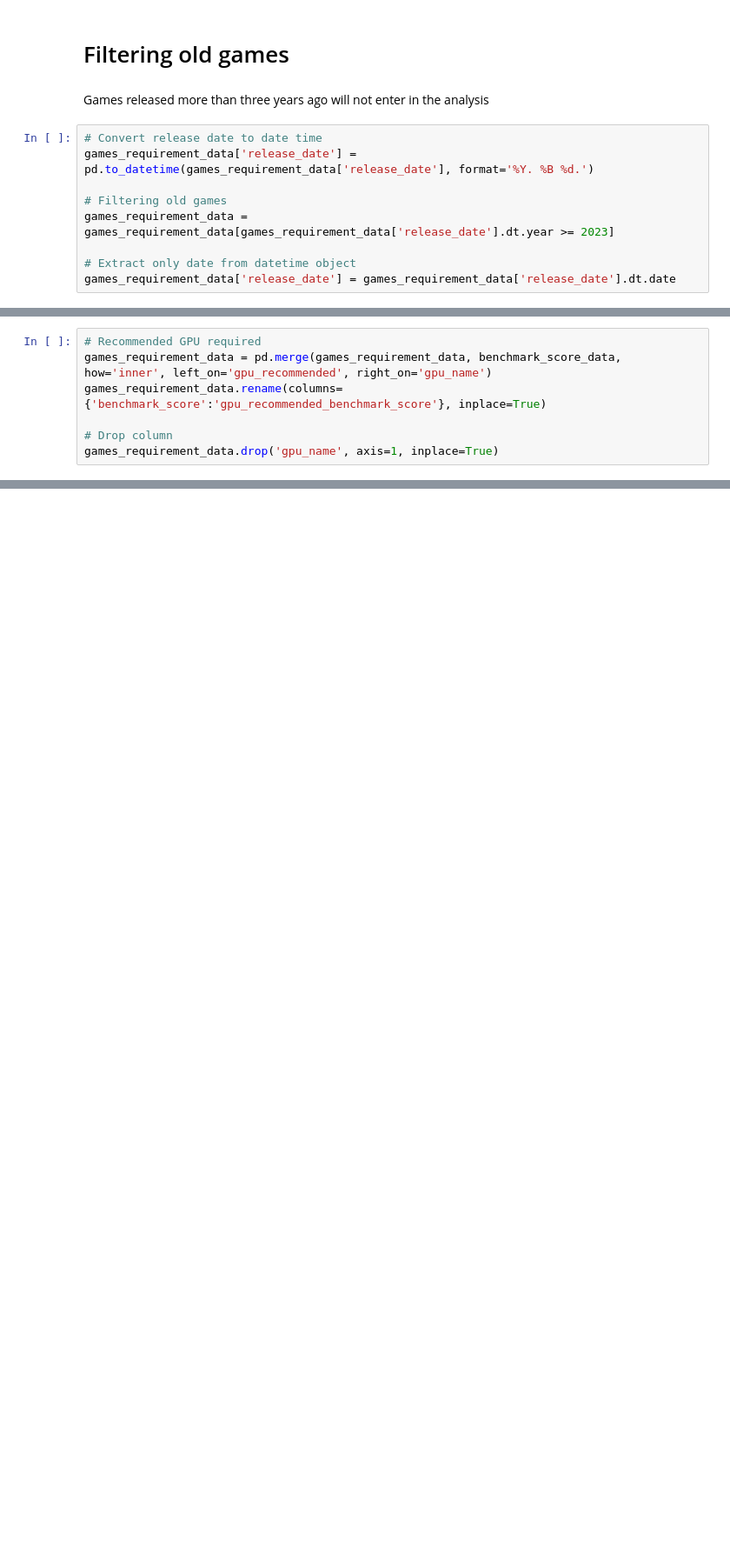
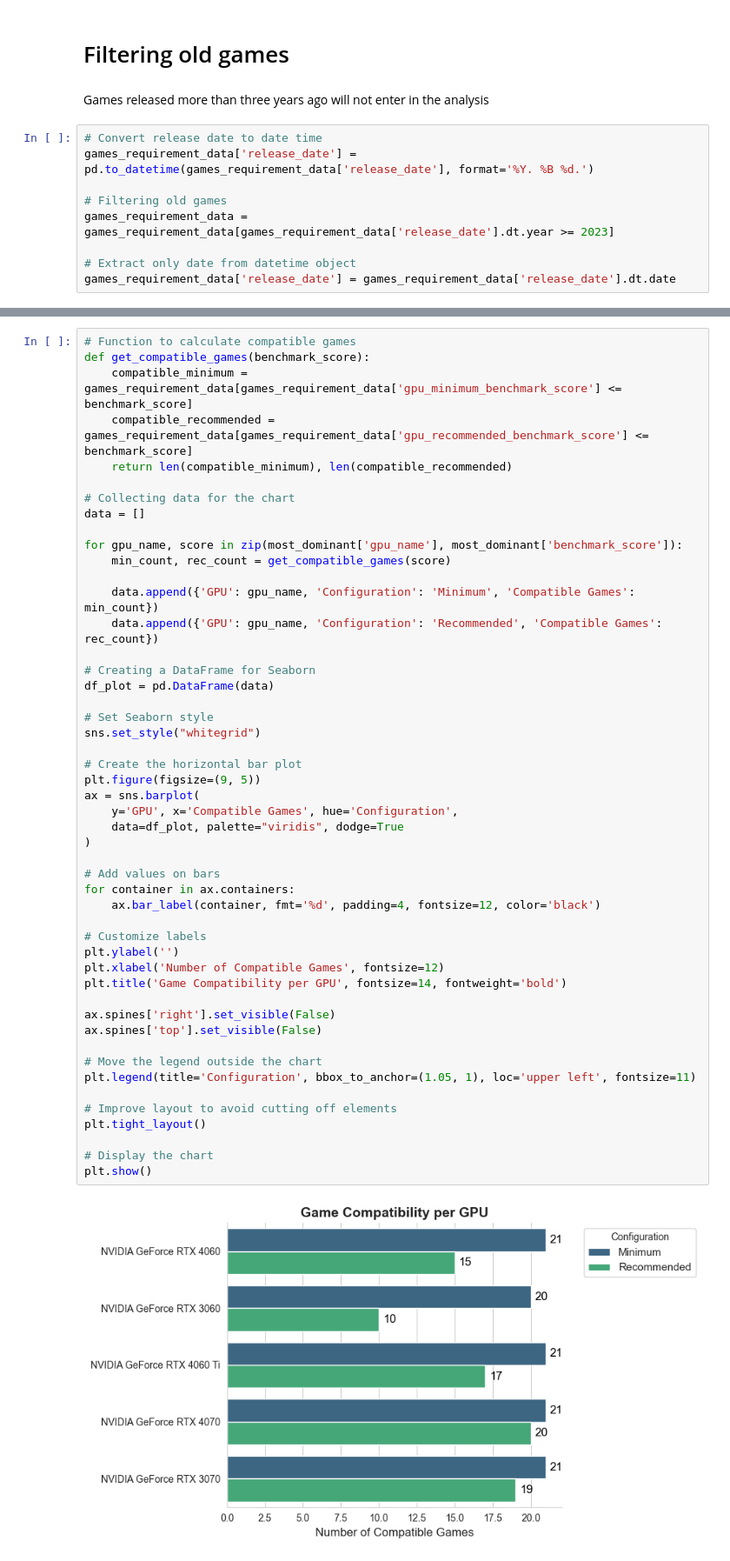
Before and after one commit to pedrohmgatti/projeto-games-steam, a Jupyter notebook: eda/exploratory_data_analysis.ipynb, the cells around one changed output, grey strips where cells are left out. Shown at 87% size. Cells and saved outputs as stored; diff of their text form; blank space fills up the shorter version.

```diff
--- a/eda/exploratory_data_analysis.ipynb
+++ b/eda/exploratory_data_analysis.ipynb
@@ -112,7 +57,0 @@ games_requirement_data.drop('gpu_name', axis=1, inplace=True)
-# %%
-# Recommended GPU required
-games_requirement_data = pd.merge(games_requirement_data, benchmark_score_data, how='inner', left_on='gpu_recommended', right_on='gpu_name')
-games_requirement_data.rename(columns={'benchmark_score':'gpu_recommended_benchmark_score'}, inplace=True)
-
-# Drop column
-games_requirement_data.drop('gpu_name', axis=1, inplace=True)
@@ -118,0 +111,51 @@ games_requirement_data.drop('gpu_name', axis=1, inplace=True)
+# %%
+# Function to calculate compatible games
+def get_compatible_games(benchmark_score):
+    compatible_minimum = games_requirement_data[games_requirement_data['gpu_minimum_benchmark_score'] <= benchmark_score]
+    compatible_recommended = games_requirement_data[games_requirement_data['gpu_recommended_benchmark_score'] <= benchmark_score]
+    return len(compatible_minimum), len(compatible_recommended)
+
+# Collecting data for the chart
+data = []
+
+for gpu_name, score in zip(most_dominant['gpu_name'], most_dominant['benchmark_score']):
+    min_count, rec_count = get_compatible_games(score)
+
+    data.append({'GPU': gpu_name, 'Configuration': 'Minimum', 'Compatible Games': min_count})
+    data.append({'GPU': gpu_name, 'Configuration': 'Recommended', 'Compatible Games': rec_count})
+
+# Creating a DataFrame for Seaborn
+df_plot = pd.DataFrame(data)
+
+# Set Seaborn style
+sns.set_style("whitegrid")
+
+# Create the horizontal bar plot
+plt.figure(figsize=(9, 5))
+ax = sns.barplot(
+    y='GPU', x='Compatible Games', hue='Configuration',
+    data=df_plot, palette="viridis", dodge=True
+)
+
+# Add values on bars
+for container in ax.containers:
+    ax.bar_label(container, fmt='%d', padding=4, fontsize=12, color='black')
+
+# Customize labels
+plt.ylabel('')
+plt.xlabel('Number of Compatible Games', fontsize=12)
+plt.title('Game Compatibility per GPU', fontsize=14, fontweight='bold')
+
+ax.spines['right'].set_visible(False)
+ax.spines['top'].set_visible(False)
+
+# Move the legend outside the chart
+plt.legend(title='Configuration', bbox_to_anchor=(1.05, 1), loc='upper left', fontsize=11)
+
+# Improve layout to avoid cutting off elements
+plt.tight_layout()
+
+# Display the chart
+plt.show()
+# %% [output]
+[figure, added]
```
Also changed, not shown: parts of 54 cells of this notebook, 17 other files.
